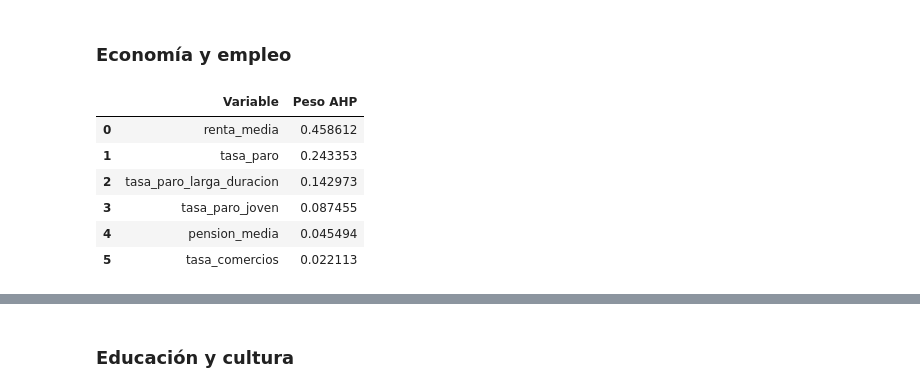
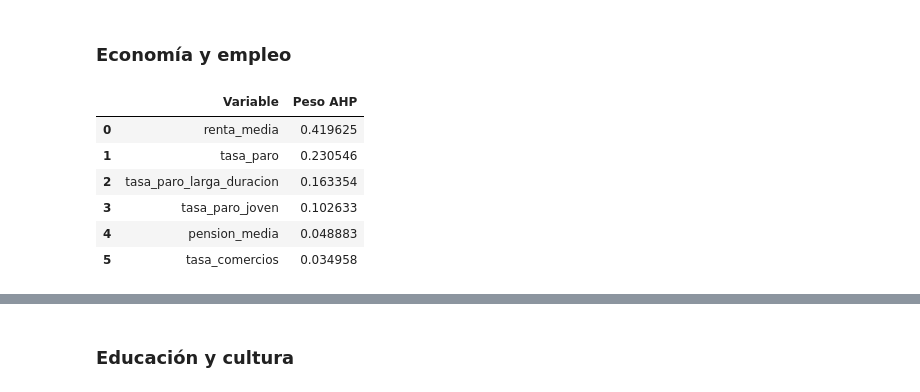
Before and after one commit to almudenaolg/Desigualdad-Distritos-Madrid, a Jupyter notebook: code/main.ipynb, the cells around one changed output, grey strips where cells are left out. Saved outputs shown, nothing was run; the diff lists cells and outputs as text; code cells hidden in the pictures.

```diff
--- a/code/main.ipynb
+++ b/code/main.ipynb
@@ -694,34 +700,34 @@ Para calcular la nota goblar de cada ámbito, realizamos los siguientes pasos:
 ### Economía y empleo
 # %%
 matriz_comparacion = np.array([
-    [1, 5, 7, 7, 9, 9],         # renta_media
-    [1/5, 1, 5, 7, 7, 9],       # tasa_paro
-    [1/7, 1/5, 1, 5, 7, 7],     # tasa_paro_larga_duracion
-    [1/7, 1/7, 1/5, 1, 5, 7],   # tasa_paro_joven
-    [1/9, 1/7, 1/7, 1/5, 1, 5], # pension_media
-    [1/9, 1/9, 1/7, 1/7, 1/5, 1] # tasa_comercios
+    [1, 3, 5, 5, 6, 6],         # renta_media
+    [1/3, 1, 3, 3, 5, 6],       # tasa_paro
+    [1/5, 1/3, 1, 3, 5, 6],     # tasa_paro_larga_duracion
+    [1/5, 1/3, 1/3, 1, 3, 5],   # tasa_paro_joven
+    [1/6, 1/5, 1/5, 1/3, 1, 2], # pension_media
+    [1/6, 1/6, 1/6, 1/5, 1/2, 1] # tasa_comercios
     ])
 
 variables = [
     'renta_media',                  # Más importante
     'tasa_paro',
     'tasa_paro_larga_duracion',
     'tasa_paro_joven',
     'pension_media',
     'tasa_comercios'                # Menos importante
     ]
 
 # Aplicar la función que nos calcula el peso de las variables en la nota
 economia_pesos_ahp = calcular_pesos_ahp(variables, matriz_comparacion)
 economia_pesos_ahp
 # %% [output]
 |  | Variable | Peso AHP |
-| 0 | renta_media | 0.458612 |
-| 1 | tasa_paro | 0.243353 |
-| 2 | tasa_paro_larga_duracion | 0.142973 |
-| 3 | tasa_paro_joven | 0.087455 |
-| 4 | pension_media | 0.045494 |
-| 5 | tasa_comercios | 0.022113 |
+| 0 | renta_media | 0.419625 |
+| 1 | tasa_paro | 0.230546 |
+| 2 | tasa_paro_larga_duracion | 0.163354 |
+| 3 | tasa_paro_joven | 0.102633 |
+| 4 | pension_media | 0.048883 |
+| 5 | tasa_comercios | 0.034958 |
 # %%
 # Calcular el índice de desigualdad normalizando las variables (con valor en negativo o en positivo) y sumarlas teniendo en cunta el peso AHP
 df_nota_economia = calcular_nota_economia(df_economia)
```
Also changed, not shown: parts of 15 cells of this notebook, 6 other files.
